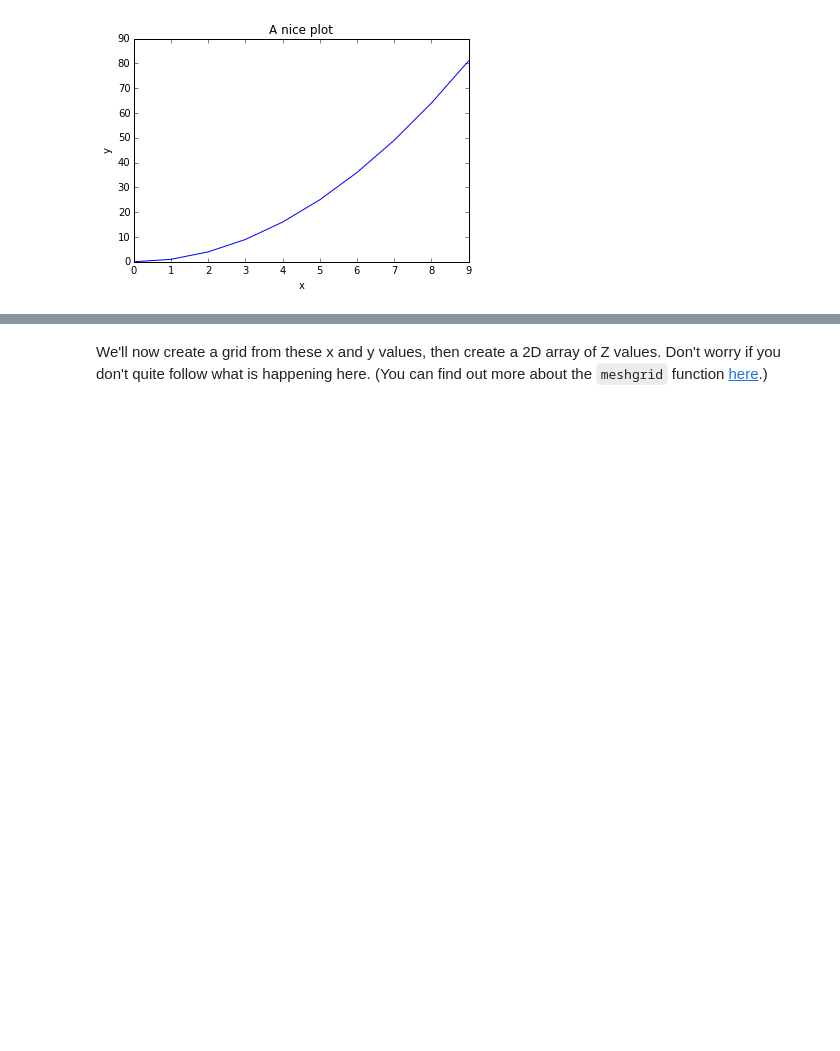
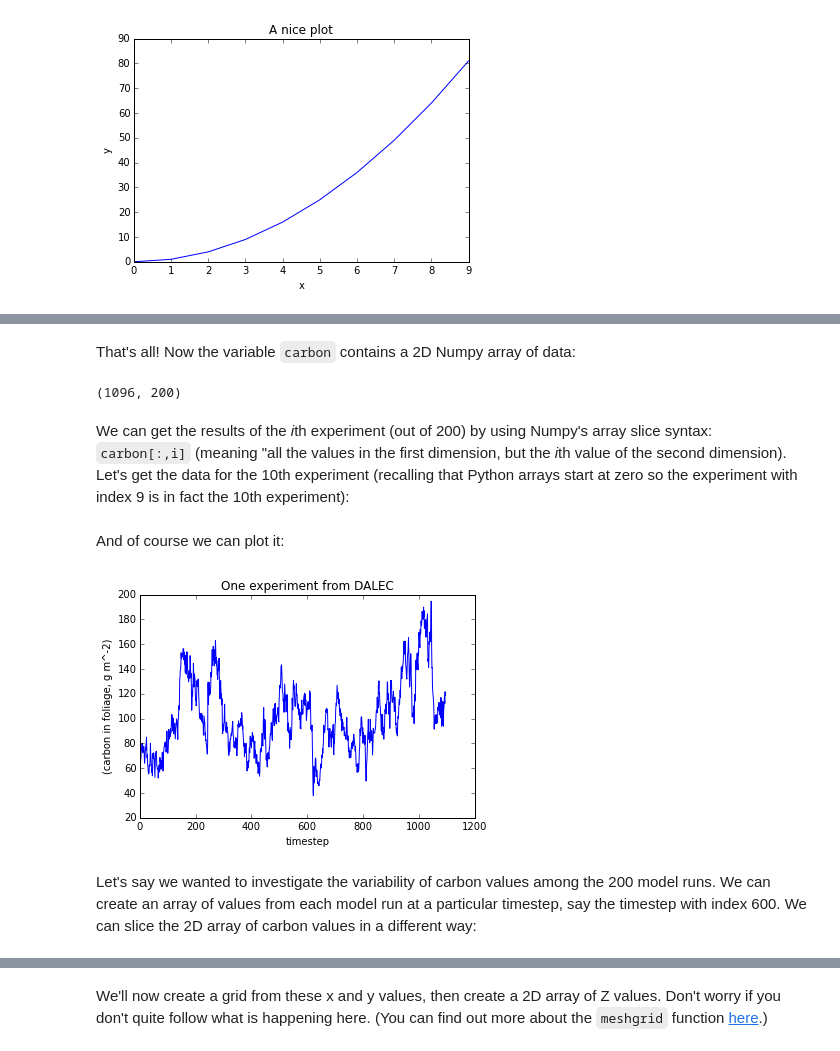
Before and after one commit to jonblower/python-viz-intro, a Jupyter notebook: Lesson 2. Simple plotting/2. Simple plotting.ipynb, the cells around one changed output, grey strips where cells are left out. Drawn from its saved outputs; the diff is of its cells as text; code cells hidden in the pictures; blank space fills up the shorter version.

```diff
--- a/Lesson 2. Simple plotting/2. Simple plotting.ipynb
+++ b/Lesson 2. Simple plotting/2. Simple plotting.ipynb
@@ -69,0 +80,24 @@ plt.show()
+# %%
+carbon = np.genfromtxt('../data/dalec_example_CF_DA.csv', delimiter=',')
+# %% [markdown]
+That's all! Now the variable `carbon` contains a 2D Numpy array of data:
+# %%
+carbon.shape
+# %% [output]
+(1096, 200)
+# %% [markdown]
+We can get the results of the *i*th experiment (out of 200) by using Numpy's array slice syntax: `carbon[:,i]` (meaning "all the values in the first dimension, but the *i*th value of the second dimension). Let's get the data for the 10th experiment (recalling that Python arrays start at zero so the experiment with index 9 is in fact the 10th experiment):
+# %%
+exp9 = carbon[:,9]
+# %% [markdown]
+And of course we can plot it:
+# %%
+plt.plot(exp9)
+plt.title('One experiment from DALEC')
+plt.ylabel('(carbon in foliage, g m^-2)')
+plt.xlabel('timestep')
+plt.show()
+# %% [output]
+[figure, added]
+# %% [markdown]
+Let's say we wanted to investigate the variability of carbon values among the 200 model runs. We can create an array of values from each model run at a particular timestep, say the timestep with index 600. We can slice the 2D array of carbon values in a different way:
```
Also changed, not shown: parts of 8 cells of this notebook, 4 other files.
